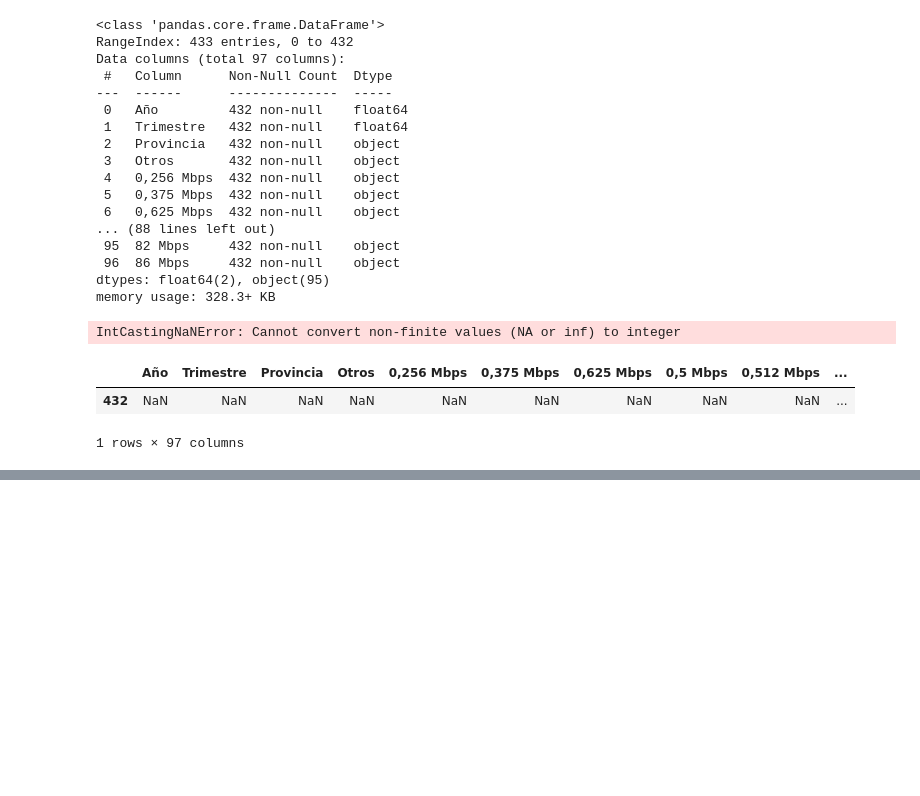
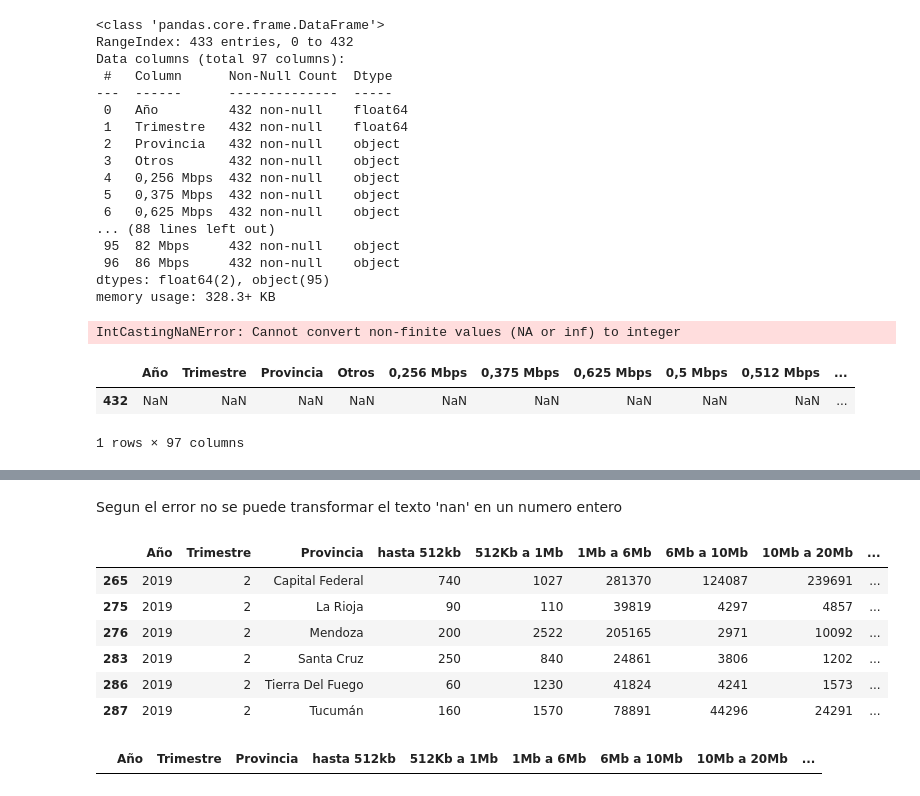
Before and after one commit to Galo0000/Analitics_Proyect, a Jupyter notebook: otro.ipynb, the cells around one changed output, grey strips where cells are left out. Saved outputs shown, nothing was run; the diff lists cells and outputs as text; code cells hidden in the pictures; blank space fills up the shorter version.

```diff
--- a/otro.ipynb
+++ b/otro.ipynb
@@ -512,0 +647,5 @@ df.loc[df.isnull().any(axis=1)]
+# %%
+df[df.columns[3:]] = df[df.columns[3:]].astype(str).apply(lambda x: x.str.replace('.', ''))
+display(df.head())
+df[df.columns[3:]] = df[df.columns[3:]].astype(int)
+display(df.head())
@@ -512,0 +666,13 @@ df.loc[df.isnull().any(axis=1)]
+# %% [markdown]
+Segun el error no se puede transformar el texto 'nan' en un numero entero
+# %%
+# Muestra las filas que contienen el texto 'nan' en alguna de sus columnas
+df[df.eq('nan').any(axis=1)]
+# %% [output]
+|  | Año | Trimestre | Provincia | hasta 512kb | 512Kb a 1Mb | 1Mb a 6Mb | 6Mb a 10Mb | 10Mb a 20Mb | ... |
+| 265 | 2019 | 2 | Capital Federal | 740 | 1027 | 281370 | 124087 | 239691 | ... |
+| 275 | 2019 | 2 | La Rioja | 90 | 110 | 39819 | 4297 | 4857 | ... |
+| 276 | 2019 | 2 | Mendoza | 200 | 2522 | 205165 | 2971 | 10092 | ... |
+| 283 | 2019 | 2 | Santa Cruz | 250 | 840 | 24861 | 3806 | 1202 | ... |
+| 286 | 2019 | 2 | Tierra Del Fuego | 60 | 1230 | 41824 | 4241 | 1573 | ... |
+| 287 | 2019 | 2 | Tucumán | 160 | 1570 | 78891 | 44296 | 24291 | ... |
@@ -512,0 +681,5 @@ df.loc[df.isnull().any(axis=1)]
+# %%
+# Muestra las filas que contienen el texto 'nan' en alguna de sus columnas
+df[df.eq('nan').any(axis=1)]
+# %% [output]
+|  | Año | Trimestre | Provincia | hasta 512kb | 512Kb a 1Mb | 1Mb a 6Mb | 6Mb a 10Mb | 10Mb a 20Mb | ... |
```
Also changed, not shown: parts of 24 cells of this notebook, 4 other files.
